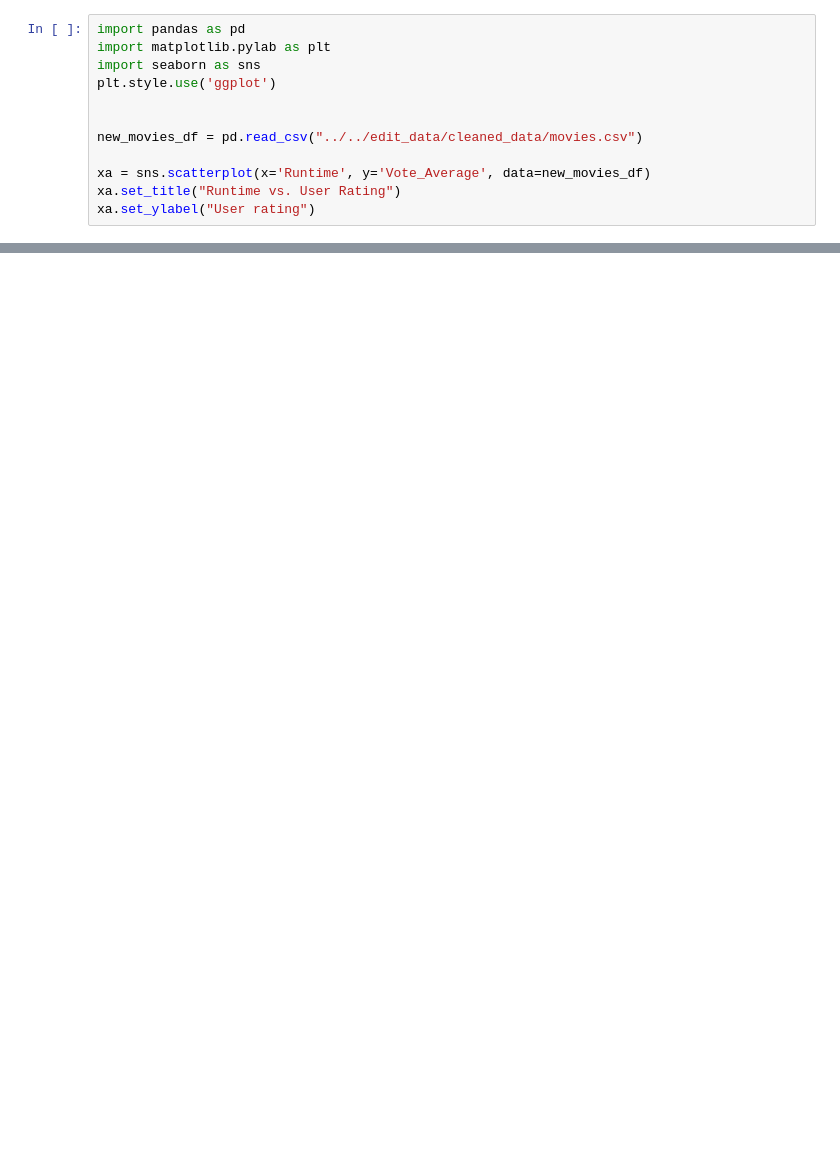
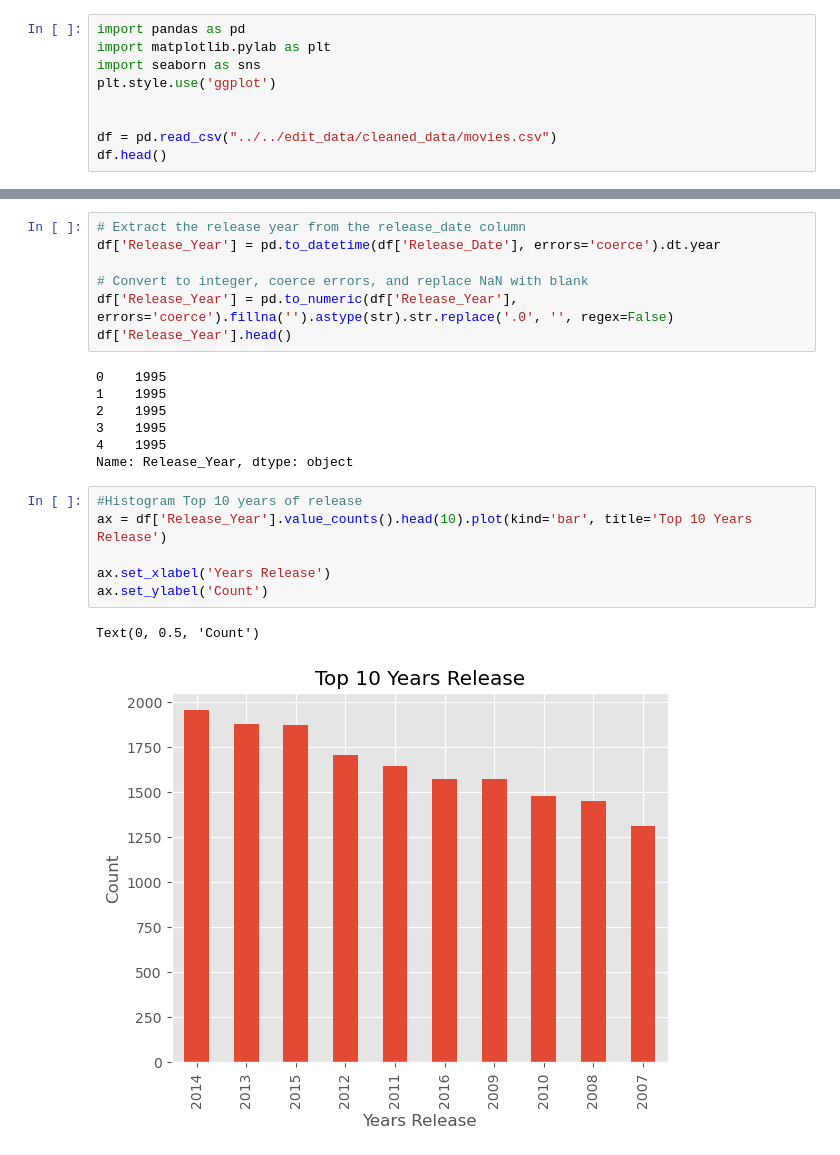
Before and after one commit to slimrivermoi/Techlabs-DS5, a Jupyter notebook: edit_data/Lee/EDA-Lee.ipynb, the cells around one changed output, grey strips where cells are left out. Cells and saved outputs as stored; diff of their text form; blank space fills up the shorter version.

Commit message:
upload final edits
Updated the codes for final submission

```diff
--- a/edit_data/Lee/EDA-Lee.ipynb
+++ b/edit_data/Lee/EDA-Lee.ipynb
@@ -5,9 +5,6 @@ import seaborn as sns
 plt.style.use('ggplot')
 
 
-new_movies_df = pd.read_csv("../../edit_data/cleaned_data/movies.csv")
-
-xa = sns.scatterplot(x='Runtime', y='Vote_Average', data=new_movies_df)
-xa.set_title("Runtime vs. User Rating")
-xa.set_ylabel("User rating")
+df = pd.read_csv("../../edit_data/cleaned_data/movies.csv")
+df.head()
 # %% [output]
@@ -15,0 +17,23 @@ Text(0, 0.5, 'User rating')
+# %%
+# Extract the release year from the release_date column
+df['Release_Year'] = pd.to_datetime(df['Release_Date'], errors='coerce').dt.year
+
+# Convert to integer, coerce errors, and replace NaN with blank
+df['Release_Year'] = pd.to_numeric(df['Release_Year'], errors='coerce').fillna('').astype(str).str.replace('.0', '', regex=False)
+df['Release_Year'].head()
+# %% [output]
+0    1995
+1    1995
+2    1995
+3    1995
+4    1995
+Name: Release_Year, dtype: object
+# %%
+#Histogram Top 10 years of release
+ax = df['Release_Year'].value_counts().head(10).plot(kind='bar', title='Top 10 Years Release')
+
+ax.set_xlabel('Years Release')
+ax.set_ylabel('Count')
+# %% [output]
+Text(0, 0.5, 'Count')
+[figure, added]
```
Also changed, not shown: parts of 8 cells of this notebook, 5 other files.
